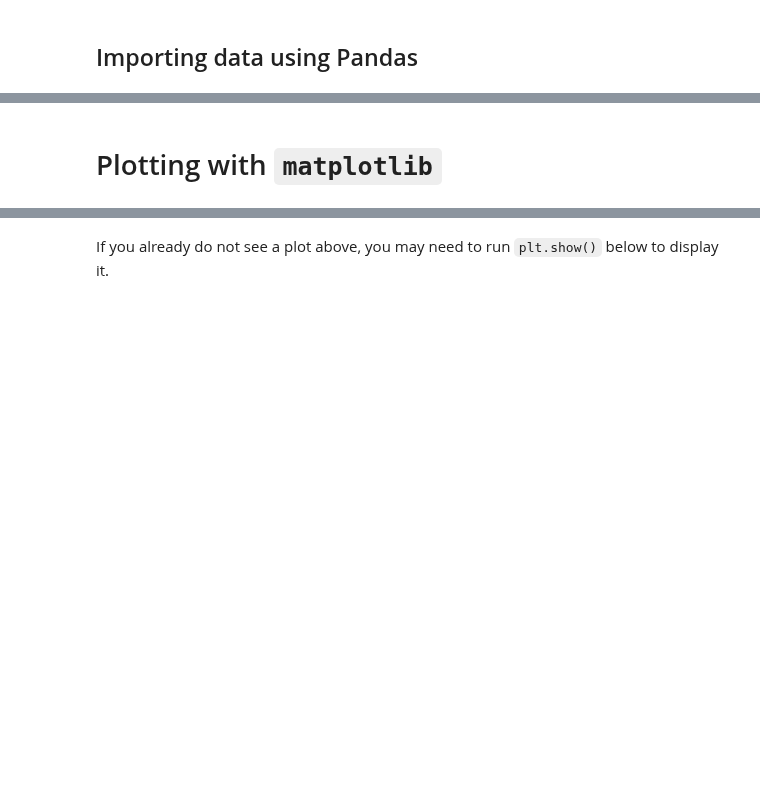
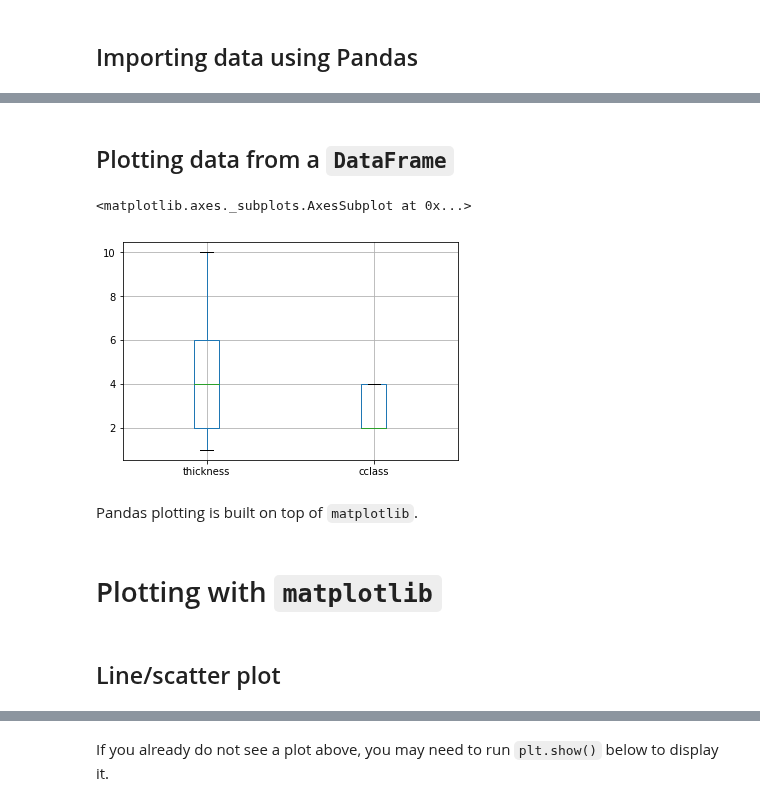
Before and after one commit to subhacom/np_tut_breastcancer, a Jupyter notebook: Wisconsin_breast_cancer_data.ipynb, the cells around one changed output, grey strips where cells are left out. Drawn from its saved outputs; the diff is of its cells as text; code cells hidden in the pictures; blank space fills up the shorter version.

```diff
--- a/Wisconsin_breast_cancer_data.ipynb
+++ b/Wisconsin_breast_cancer_data.ipynb
@@ -477,6 +698,6 @@ print(attrs.content.decode('utf-8'))
 # %% [markdown]
 Retrieve the data from the web server into a string.
 # %%
-data_str = requests.get(data_url).content.decode('utf-8')
+data_str = requests.get(data_url).content.decode('ascii')
 # %%
 print(data_str[:100])
@@ -618,8 +1004,19 @@ pdata[['SCN', 'thickness', 'cclass']]
+# %% [markdown]
+## Plotting data from a `DataFrame`
+# %%
+pdata[['thickness', 'cclass']].boxplot()
+# %% [output]
+<matplotlib.axes._subplots.AxesSubplot at 0x...>
+[figure, added]
+# %% [markdown]
+Pandas plotting is built on top of `matplotlib`.
 # %% [markdown]
 # Plotting with `matplotlib`
 # %%
 plt.ion()  # Make it interactive
 # %%
 # plt.ioff()
+# %% [markdown]
+## Line/scatter plot
 # %%
 plt.plot(data['thickness'])   # by default plot connects the data points with straight lines
```
Also changed, not shown: parts of 121 cells of this notebook, 1 other file.
